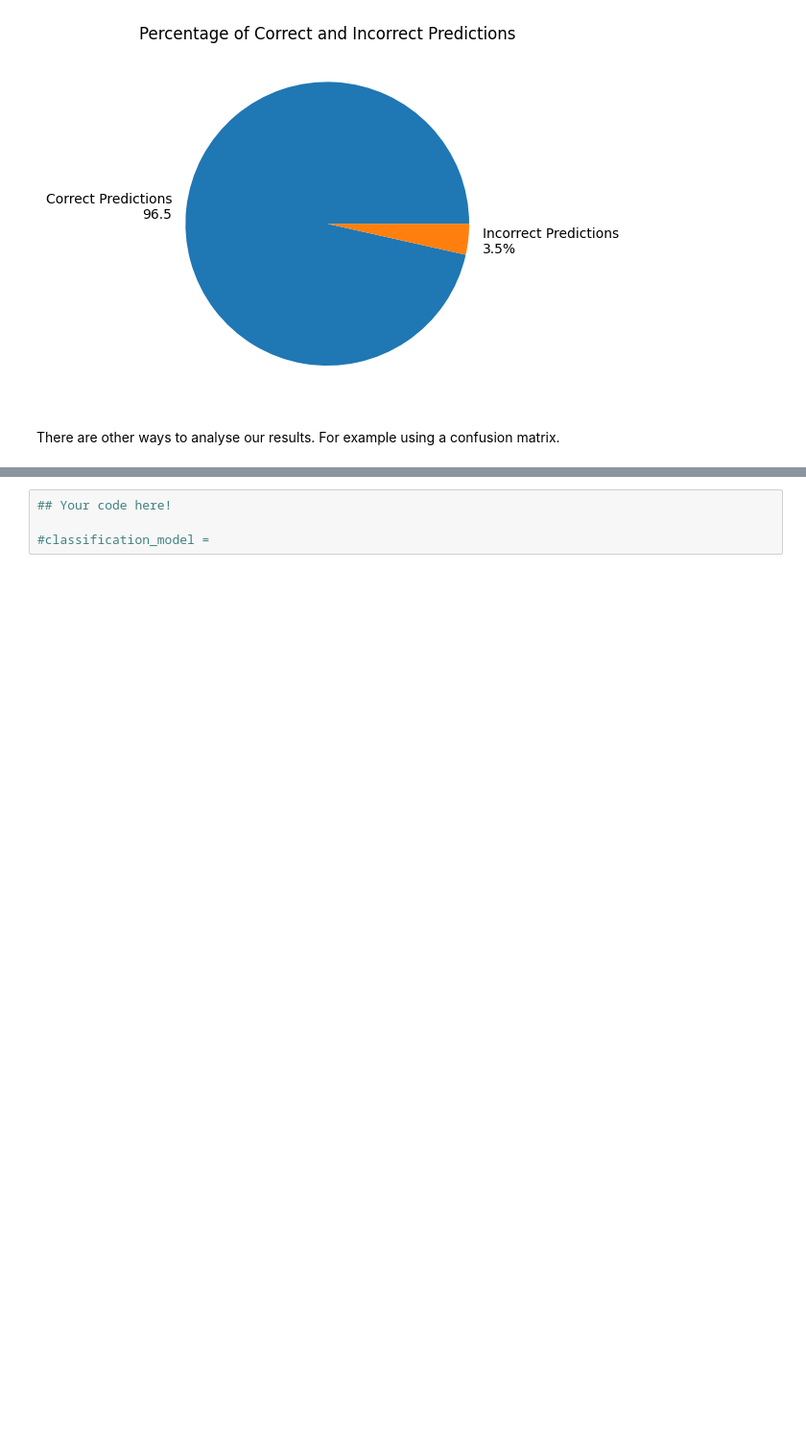
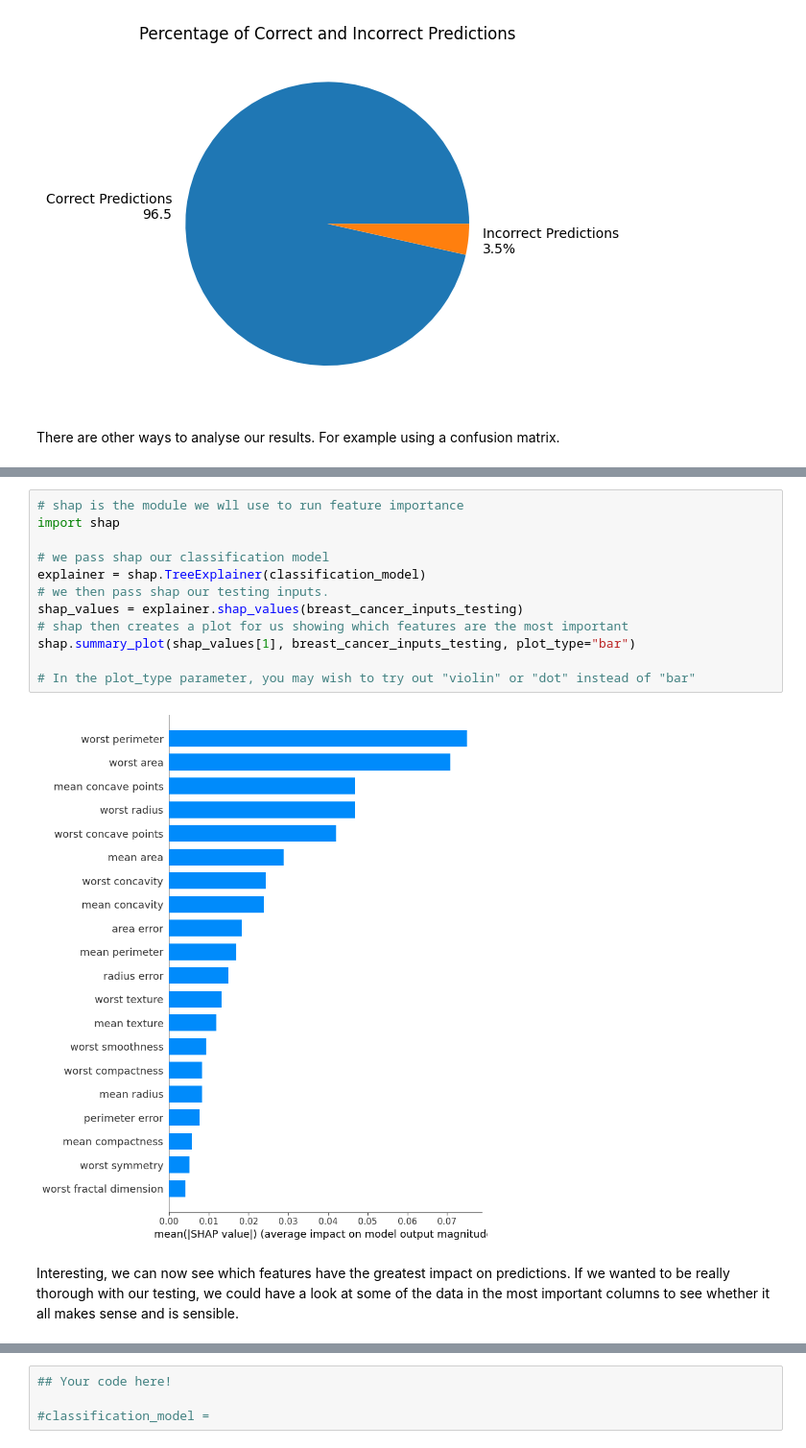
Before and after one commit to benWallace57/Instant_Training, a Jupyter notebook: training.ipynb, the cells around one changed output, grey strips where cells are left out. Shown at 96% size. Drawn from its saved outputs; the diff is of its cells as text; blank space fills up the shorter version.

```diff
--- a/training.ipynb
+++ b/training.ipynb
@@ -321,2 +406,18 @@ print(f1_score)
+# %%
+# shap is the module we wll use to run feature importance
+import shap
+
+# we pass shap our classification model
+explainer = shap.TreeExplainer(classification_model)
+# we then pass shap our testing inputs.
+shap_values = explainer.shap_values(breast_cancer_inputs_testing)
+# shap then creates a plot for us showing which features are the most important
+shap.summary_plot(shap_values[1], breast_cancer_inputs_testing, plot_type="bar")
+
+# In the plot_type parameter, you may wish to try out "violin" or "dot" instead of "bar"
+# %% [output]
+[figure, added]
+# %% [markdown]
+Interesting, we can now see which features have the greatest impact on predictions. If we wanted to be really thorough with our testing, we could have a look at some of the data in the most important columns to see whether it all makes sense and is sensible.
 # %% [markdown]
 ![image](.//task.png)
```
Also changed, not shown: parts of 47 cells of this notebook.
